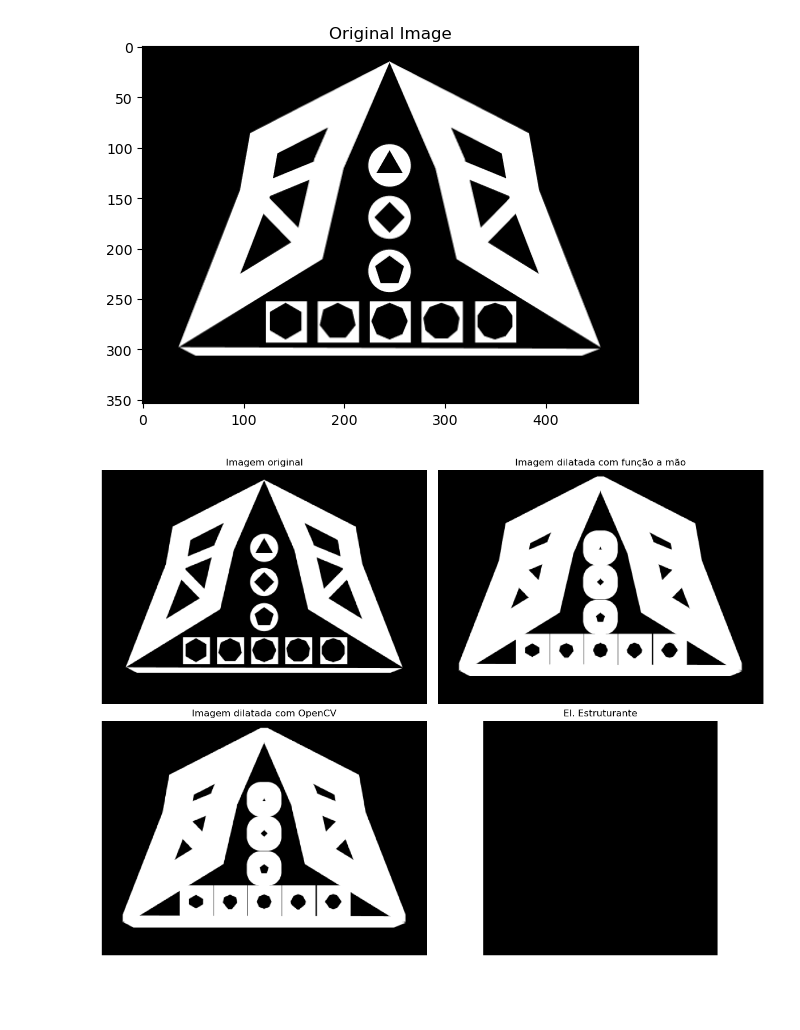
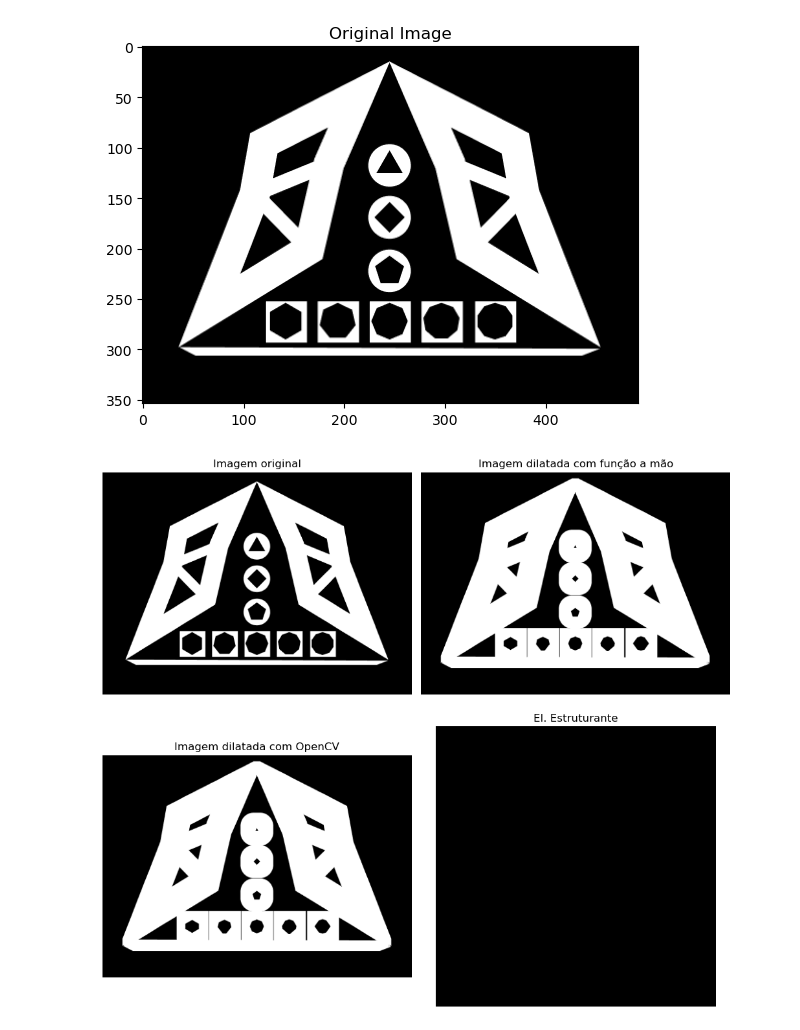
Before and after one commit to Nicolas2Primo/Processamento-Digital-de-Imagem, a Jupyter notebook: Work-2/MathMorphology/Dilation/dilation_test.ipynb, the cells around one changed output. Drawn from its saved outputs; the diff is of its cells as text; code cells hidden in the pictures; blank space fills up the shorter version.

```diff
--- a/Work-2/MathMorphology/Dilation/dilation_test.ipynb
+++ b/Work-2/MathMorphology/Dilation/dilation_test.ipynb
@@ -43,33 +43,33 @@ img_dilation = dilation(img_gray, square, iterations=5)
 
 img_dilation_cv = cv2.dilate(img_gray, square, iterations=5)
 # %%
-plt.figure(figsize=(12, 9))
+plt.figure(figsize=(10, 9))
 
 plt.subplot(221)
 plt.imshow(img_gray, 'gray')
 plt.axis("off")
 plt.title("Imagem original")
 
 plt.subplot(222)
 plt.imshow(img_dilation, 'gray')
 plt.axis("off")
 plt.title("Imagem dilatada com função a mão")
 
 plt.subplot(223)
 plt.imshow(img_dilation_cv, 'gray')
 plt.axis("off")
 plt.title("Imagem dilatada com OpenCV")
 
 plt.subplot(224)
 plt.imshow(square, 'gray', interpolation='nearest')
 plt.axis("off")
 plt.grid()
 plt.title("El. Estruturante")
 
 plt.tight_layout()
 plt.show()
 # %% [output]
-[figure, old version]
+[figure, new version]
 # %%
 size = np.array([3, 3])
 star = structure_element(size, 2)
```
Also changed, not shown: parts of 2 cells of this notebook, 5 other files.
